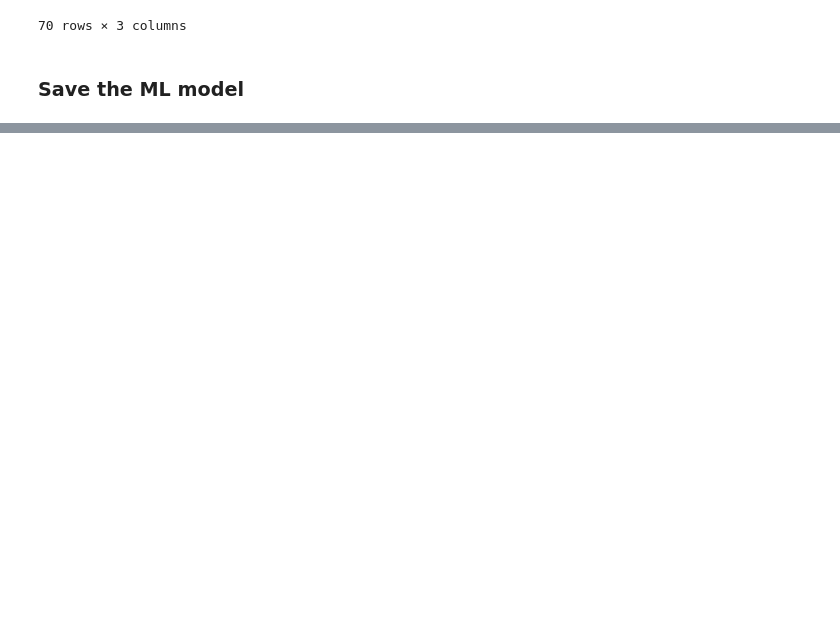
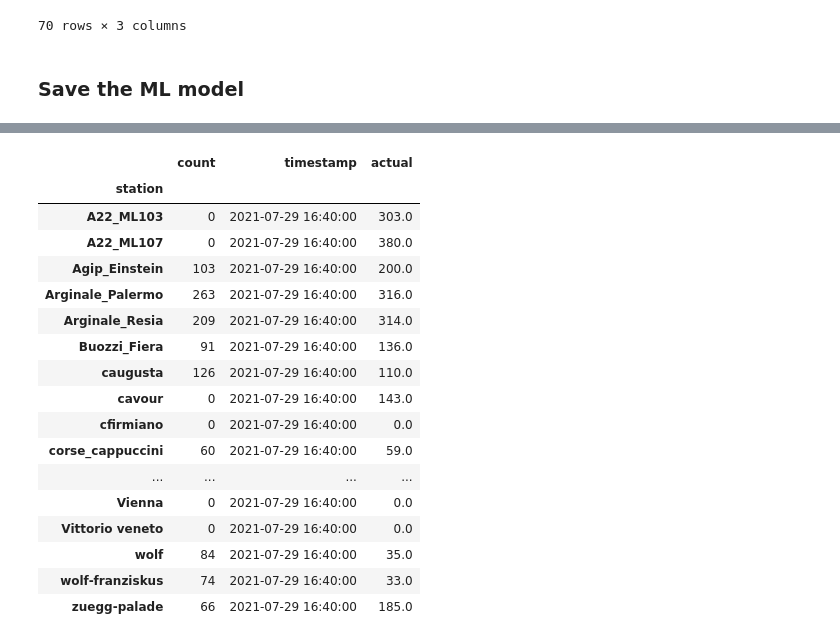
Before and after one commit to auroramariatumminello/Traffic-Project, a Jupyter notebook: py/Traffic-Bolzano.ipynb, the cells around one changed output, grey strips where cells are left out. Saved outputs shown, nothing was run; the diff lists cells and outputs as text; code cells hidden in the pictures; blank space fills up the shorter version.

```diff
--- a/py/Traffic-Bolzano.ipynb
+++ b/py/Traffic-Bolzano.ipynb
@@ -274,0 +277,14 @@ dbutils.fs.cp('file:/tmp/model.json', "dbfs:/FileStore/model/model.json")
+# %%
+last_timestamp = datetime.strptime(str(predictions['timestamp'].unique()[0]), "%Y-%m-%dT%H:%M:%S.%f000")
+latest_results = df.filter(df.timestamp >= last_timestamp).filter(df.timestamp <= last_timestamp+timedelta(minutes=10)).sort(df.timestamp).toPandas()
+latest_results = latest_results.rename(columns = {'count':'actual'})
+minimum = min(latest_results['timestamp'])
+latest_results = latest_results[latest_results['timestamp'] == minimum].drop('timestamp',axis = 1)
+results = predictions.set_index('station').join(latest_results.set_index('station'))
+
+# Set NAN values of missing stations to 0
+for i in range(len(results['actual'])):
+  if np.isnan(results['actual'][i]):
+    results['actual'][i] = 0
+
+results = results.drop('code',axis = 1)
@@ -274,0 +308,5 @@ dbutils.fs.cp('file:/tmp/model.json', "dbfs:/FileStore/model/model.json")
+# %%
+# Visual results
+pd.set_option('display.max_rows', None)
+results
+# %% [output]
@@ -274,0 +314,18 @@ dbutils.fs.cp('file:/tmp/model.json', "dbfs:/FileStore/model/model.json")
+|  | count | timestamp | actual |
+| station |  |  |  |
+| A22_ML103 | 0 | 2021-07-29 16:40:00 | 303.0 |
+| A22_ML107 | 0 | 2021-07-29 16:40:00 | 380.0 |
+| Agip_Einstein | 103 | 2021-07-29 16:40:00 | 200.0 |
+| Arginale_Palermo | 263 | 2021-07-29 16:40:00 | 316.0 |
+| Arginale_Resia | 209 | 2021-07-29 16:40:00 | 314.0 |
+| Buozzi_Fiera | 91 | 2021-07-29 16:40:00 | 136.0 |
+| caugusta | 126 | 2021-07-29 16:40:00 | 110.0 |
+| cavour | 0 | 2021-07-29 16:40:00 | 143.0 |
+| cfirmiano | 0 | 2021-07-29 16:40:00 | 0.0 |
+| corse_cappuccini | 60 | 2021-07-29 16:40:00 | 59.0 |
+| ... | ... | ... | ... |
+| Vienna | 0 | 2021-07-29 16:40:00 | 0.0 |
+| Vittorio veneto | 0 | 2021-07-29 16:40:00 | 0.0 |
+| wolf | 84 | 2021-07-29 16:40:00 | 35.0 |
+| wolf-franziskus | 74 | 2021-07-29 16:40:00 | 33.0 |
+| zuegg-palade | 66 | 2021-07-29 16:40:00 | 185.0 |
```
Also changed, not shown: parts of 8 cells of this notebook, 1 other file.
